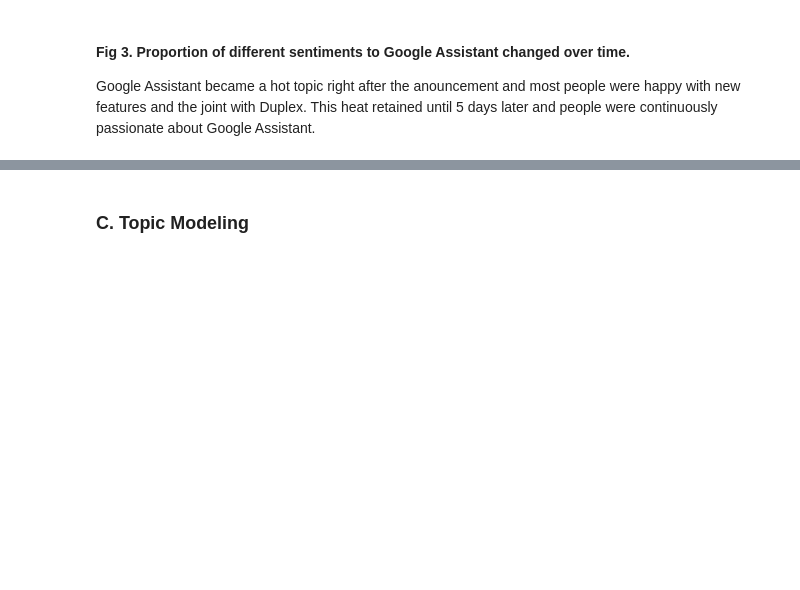
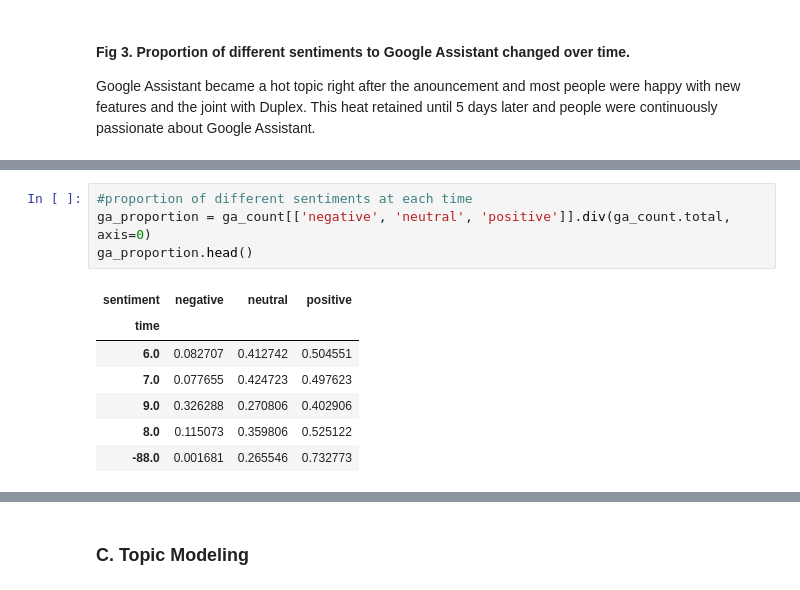
Before and after one commit to Nan-Shen/TiSi, a Jupyter notebook: Twitter Sentiment Analysis of Google Assistant.ipynb, the cells around one changed output, grey strips where cells are left out. Drawn from its saved outputs; the diff is of its cells as text; blank space fills up the shorter version.

```diff
--- a/Twitter Sentiment Analysis of Google Assistant.ipynb
+++ b/Twitter Sentiment Analysis of Google Assistant.ipynb
@@ -77,0 +99,12 @@ Google Assistant became a hot topic right after the anouncement and most people
+# %%
+#proportion of different sentiments at each time
+ga_proportion = ga_count[['negative', 'neutral', 'positive']].div(ga_count.total, axis=0)
+ga_proportion.head()
+# %% [output]
+| sentiment | negative | neutral | positive |
+| time |  |  |  |
+| 6.0 | 0.082707 | 0.412742 | 0.504551 |
+| 7.0 | 0.077655 | 0.424723 | 0.497623 |
+| 9.0 | 0.326288 | 0.270806 | 0.402906 |
+| 8.0 | 0.115073 | 0.359806 | 0.525122 |
+| -88.0 | 0.001681 | 0.265546 | 0.732773 |
```
Also changed, not shown: parts of 6 cells of this notebook.
